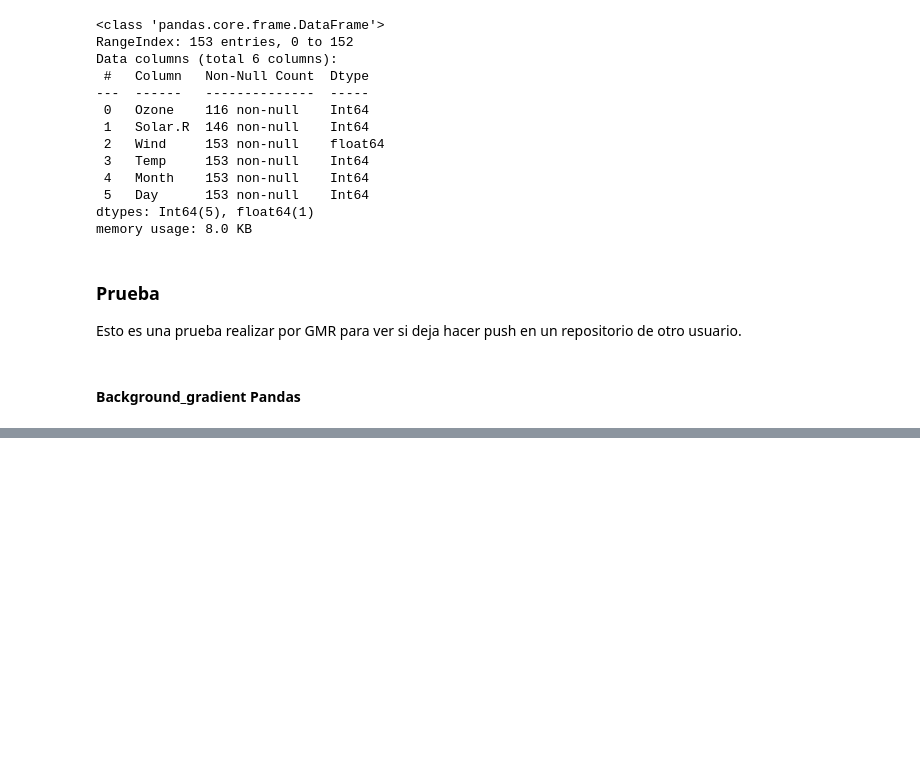
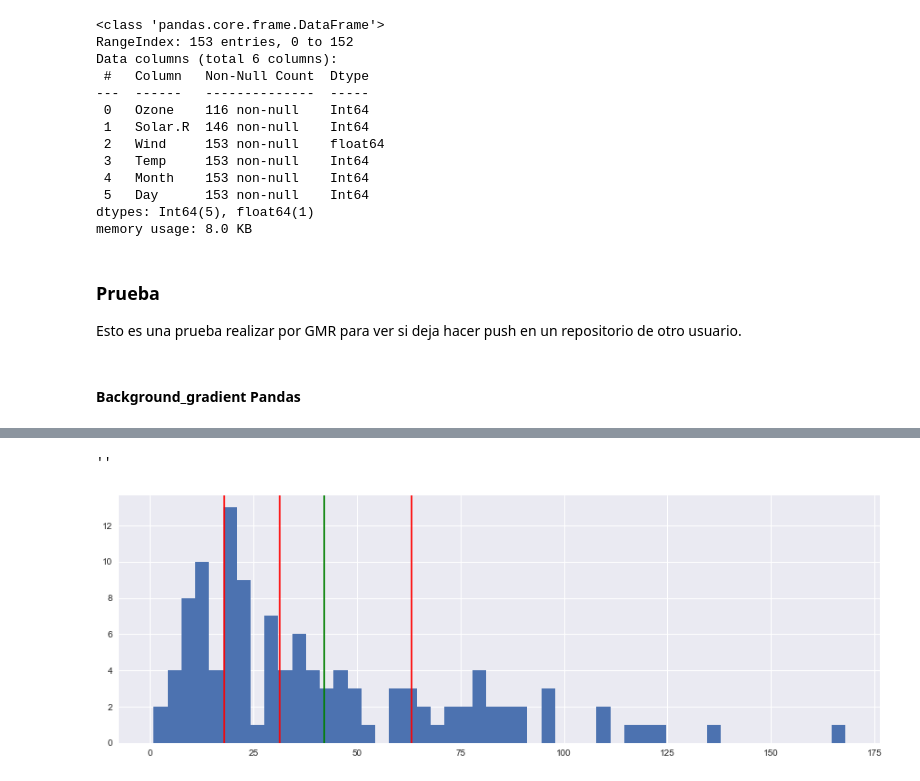
Before and after one commit to xiaoxi-david/AirQuality, a Jupyter notebook: airquality.ipynb, the cells around one changed output, grey strips where cells are left out. Drawn from its saved outputs; the diff is of its cells as text; code cells hidden in the pictures; blank space fills up the shorter version.

```diff
--- a/airquality.ipynb
+++ b/airquality.ipynb
@@ -3,3 +1,10 @@ import pandas as pd
+# %%
+import pandas as pd
+import numpy as np
+import matplotlib.pyplot as plt
+import seaborn as sns
+plt.style.use('seaborn')
+%matplotlib inline
 # %%
 with open("airquality.csv") as f:
     airquality = pd.read_csv("airquality.csv").convert_dtypes()
@@ -55,0 +155,3 @@ Esto es una prueba realizar por GMR para ver si deja hacer push en un repositori
+# %%
+ozone_values = airquality['Ozone'].dropna().astype(float).to_numpy()
+ozone_values
@@ -55,0 +170,11 @@ Esto es una prueba realizar por GMR para ver si deja hacer push en un repositori
+# %%
+plt.figure(figsize=(15,5))
+plt.hist(ozone_values,bins=50)
+plt.axvline(x=np.mean(ozone_values),c='green')
+plt.axvline(x=np.percentile(ozone_values,25), c='red')
+plt.axvline(x=np.percentile(ozone_values,50), c='red')
+plt.axvline(x=np.percentile(ozone_values,75), c='red')
+;
+# %% [output]
+''
+[figure, added]
```
Also changed, not shown: parts of 25 cells of this notebook.
